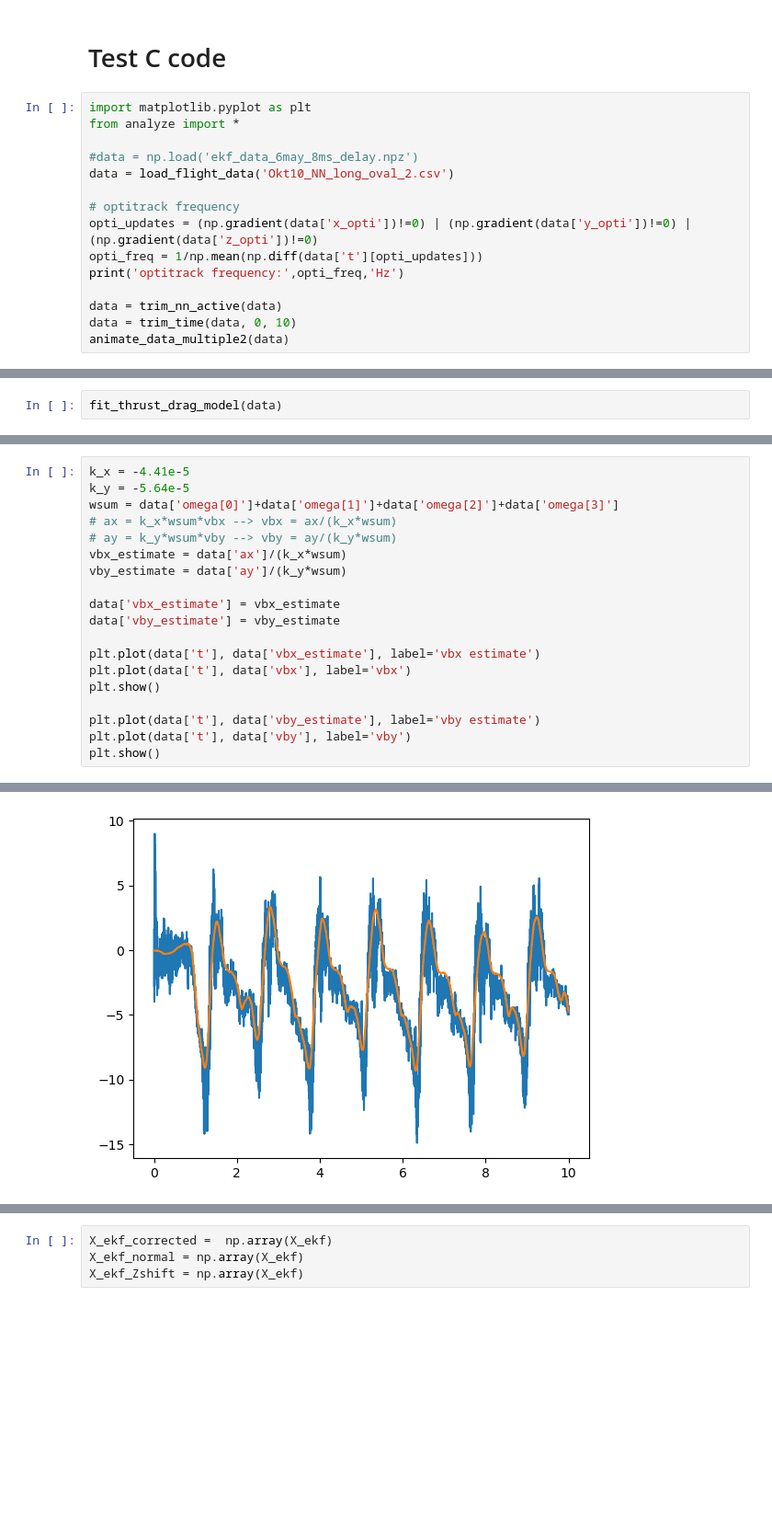
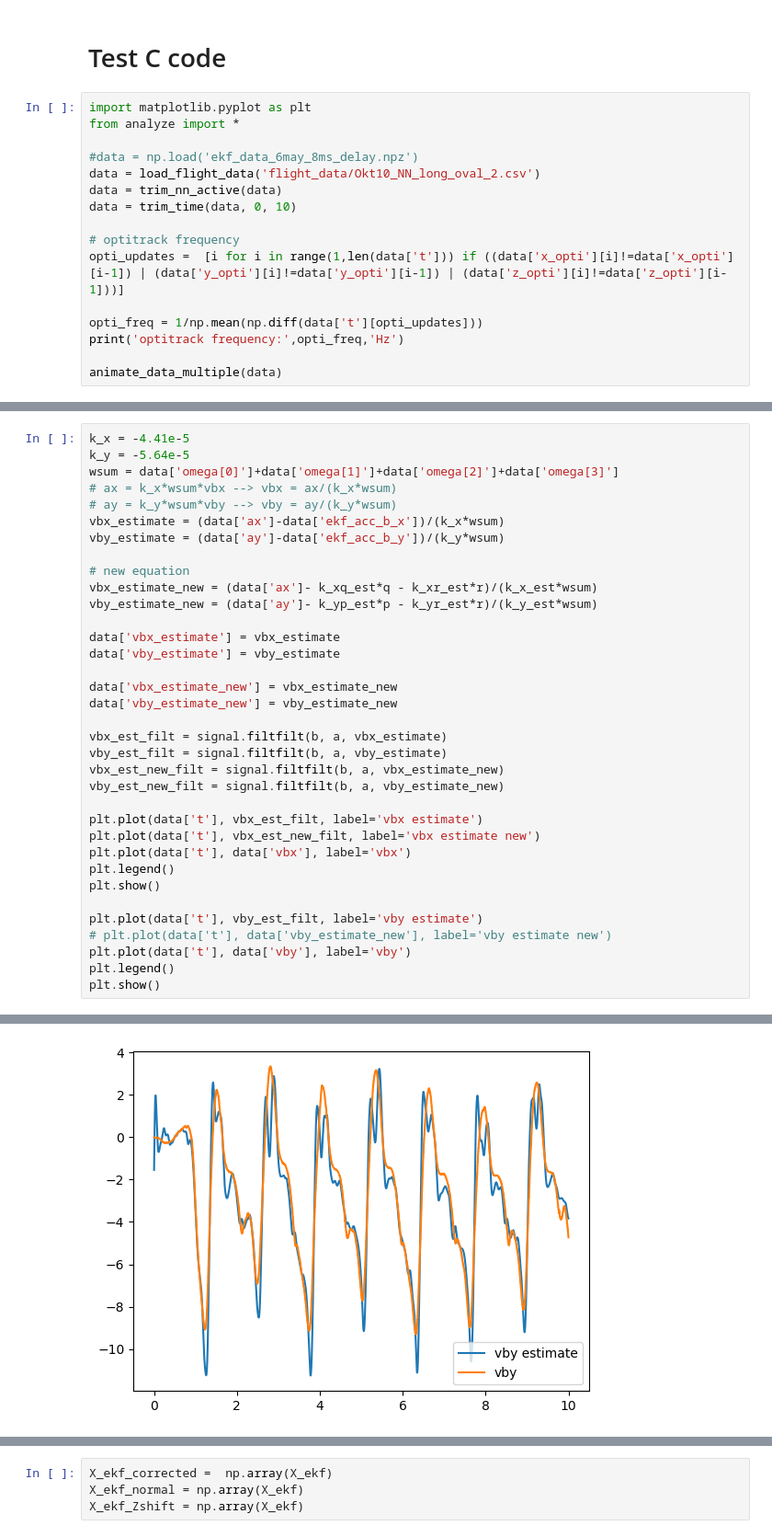
Before and after one commit to tudelft/ekf_c_code_generation, a Jupyter notebook: Generate Kalman Filter C Code.ipynb, the cells around one changed output, grey strips where cells are left out. Shown at 92% size. Saved outputs shown, nothing was run; the diff lists cells and outputs as text; blank space fills up the shorter version.

Commit message:
Testing drag model input for ekf

```diff
--- a/Generate Kalman Filter C Code.ipynb
+++ b/Generate Kalman Filter C Code.ipynb
@@ -73,14 +73,15 @@ import matplotlib.pyplot as plt
 from analyze import *
 
 #data = np.load('ekf_data_6may_8ms_delay.npz')
-data = load_flight_data('Okt10_NN_long_oval_2.csv')
+data = load_flight_data('flight_data/Okt10_NN_long_oval_2.csv')
+data = trim_nn_active(data)
+data = trim_time(data, 0, 10)
 
 # optitrack frequency
-opti_updates = (np.gradient(data['x_opti'])!=0) | (np.gradient(data['y_opti'])!=0) | (np.gradient(data['z_opti'])!=0)
+opti_updates =  [i for i in range(1,len(data['t'])) if ((data['x_opti'][i]!=data['x_opti'][i-1]) | (data['y_opti'][i]!=data['y_opti'][i-1]) | (data['z_opti'][i]!=data['z_opti'][i-1]))]
+
 opti_freq = 1/np.mean(np.diff(data['t'][opti_updates]))
 print('optitrack frequency:',opti_freq,'Hz')
 
-data = trim_nn_active(data)
-data = trim_time(data, 0, 10)
-animate_data_multiple2(data)
+animate_data_multiple(data)
 # %% [output]
@@ -108,2 +108,0 @@ Cannot move to target thread (0x5596771b3400)
-# %%
-fit_thrust_drag_model(data)
@@ -119,17 +234,33 @@ k_y = -5.64e-5
 wsum = data['omega[0]']+data['omega[1]']+data['omega[2]']+data['omega[3]']
 # ax = k_x*wsum*vbx --> vbx = ax/(k_x*wsum)
 # ay = k_y*wsum*vby --> vby = ay/(k_y*wsum)
-vbx_estimate = data['ax']/(k_x*wsum)
-vby_estimate = data['ay']/(k_y*wsum)
+vbx_estimate = (data['ax']-data['ekf_acc_b_x'])/(k_x*wsum)
+vby_estimate = (data['ay']-data['ekf_acc_b_y'])/(k_y*wsum)
+
+# new equation
+vbx_estimate_new = (data['ax']- k_xq_est*q - k_xr_est*r)/(k_x_est*wsum)
+vby_estimate_new = (data['ay']- k_yp_est*p - k_yr_est*r)/(k_y_est*wsum)
 
 data['vbx_estimate'] = vbx_estimate
 data['vby_estimate'] = vby_estimate
 
-plt.plot(data['t'], data['vbx_estimate'], label='vbx estimate')
+data['vbx_estimate_new'] = vbx_estimate_new
+data['vby_estimate_new'] = vby_estimate_new
+
+vbx_est_filt = signal.filtfilt(b, a, vbx_estimate)
+vby_est_filt = signal.filtfilt(b, a, vby_estimate)
+vbx_est_new_filt = signal.filtfilt(b, a, vbx_estimate_new)
+vby_est_new_filt = signal.filtfilt(b, a, vby_estimate_new)
+
+plt.plot(data['t'], vbx_est_filt, label='vbx estimate')
+plt.plot(data['t'], vbx_est_new_filt, label='vbx estimate new')
 plt.plot(data['t'], data['vbx'], label='vbx')
+plt.legend()
 plt.show()
 
-plt.plot(data['t'], data['vby_estimate'], label='vby estimate')
+plt.plot(data['t'], vby_est_filt, label='vby estimate')
+# plt.plot(data['t'], data['vby_estimate_new'], label='vby estimate new')
 plt.plot(data['t'], data['vby'], label='vby')
+plt.legend()
 plt.show()
 # %% [output]
@@ -137,4 +268,4 @@ plt.show()
-[figure, old version]
+[figure, new version]
 # %%
 # EKF INPUT: U = [ax, ay, az, p, q, r] (IMU)
 U_data = np.array([
```
Also changed, not shown: parts of 16 cells of this notebook.
